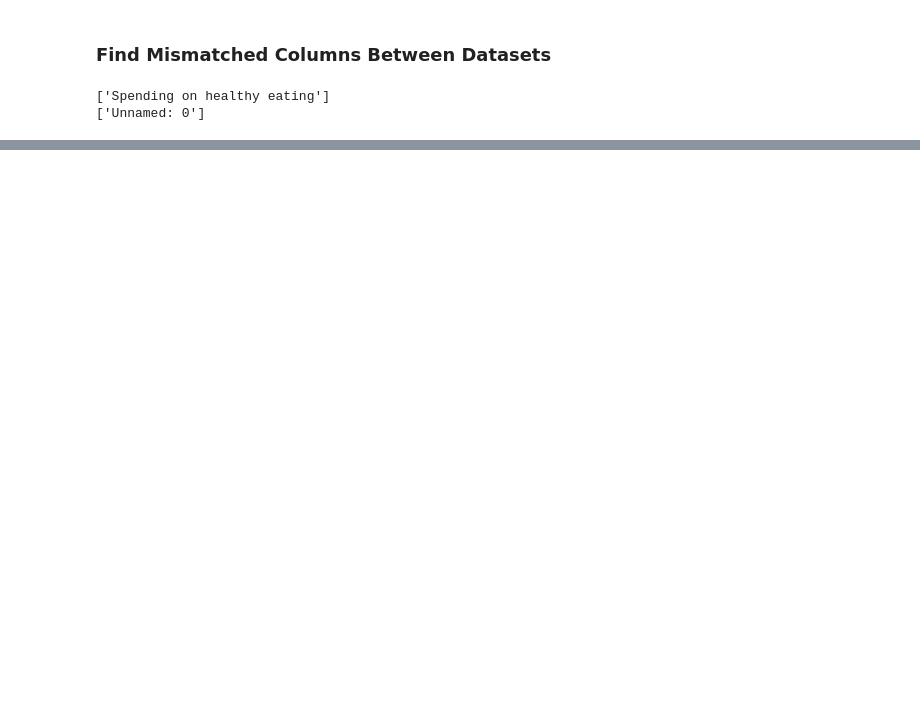
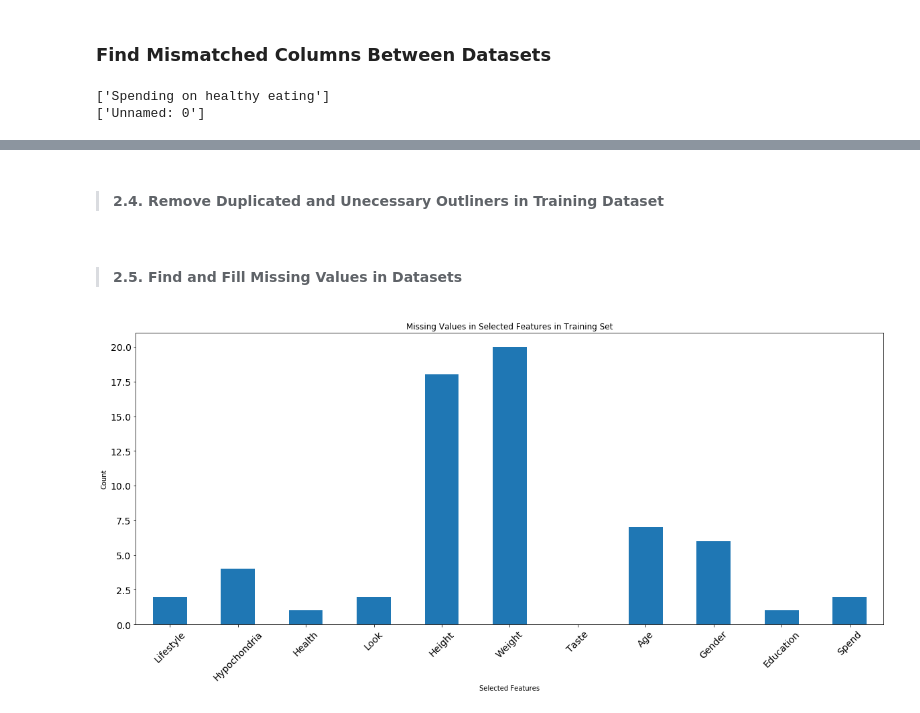
Before and after one commit to calldrj/NSF.Summer.2020, a Jupyter notebook: Mini_Project.ipynb, the cells around one changed output, grey strips where cells are left out. Drawn from its saved outputs; the diff is of its cells as text; code cells hidden in the pictures; blank space fills up the shorter version.

```diff
--- a/Mini_Project.ipynb
+++ b/Mini_Project.ipynb
@@ -453,0 +150,18 @@ plt.show()
+# %%
+# over_height defined by Height of anyone > 200cm
+over_height = df_train[df_train.Height > 200]
+removed_idx.extend(over_height.index.to_list())
+print(over_height)
+
+# under_height defined by Height of anyone < 125cm
+under_height = df_train[df_train.Height < 125]
+removed_idx.extend(under_height.index.to_list())
+print(under_height)
+
+# over_weight defined by Weight of anyone > 110kg
+over_weight = df_train[df_train.Weight > 110]
+removed_idx.extend(over_weight.index.to_list())
+print(over_weight)
+
+print('Rows with following indices needs to be removed:')
+print(removed_idx)
@@ -453,0 +186,16 @@ plt.show()
+# %% [markdown]
+> #### **2.4. Remove Duplicated and Unecessary Outliners in Training Dataset**
+# %%
+df_train.drop(index=removed_idx, inplace=True)
+df_train.reset_index(drop=True, inplace=True)
+# %% [markdown]
+> #### **2.5. Find and Fill Missing Values in Datasets**
+# %%
+df_train.isnull().sum().plot(kind='bar', figsize=(20,8), rot=45)
+plt.tick_params(labelsize=14)
+plt.ylabel('Count')
+plt.xlabel('Selected Features')
+plt.title('Missing Values in Selected Features in Training Set')
+plt.show()
+# %% [output]
+[figure, added]
```
Also changed, not shown: parts of 72 cells of this notebook.
